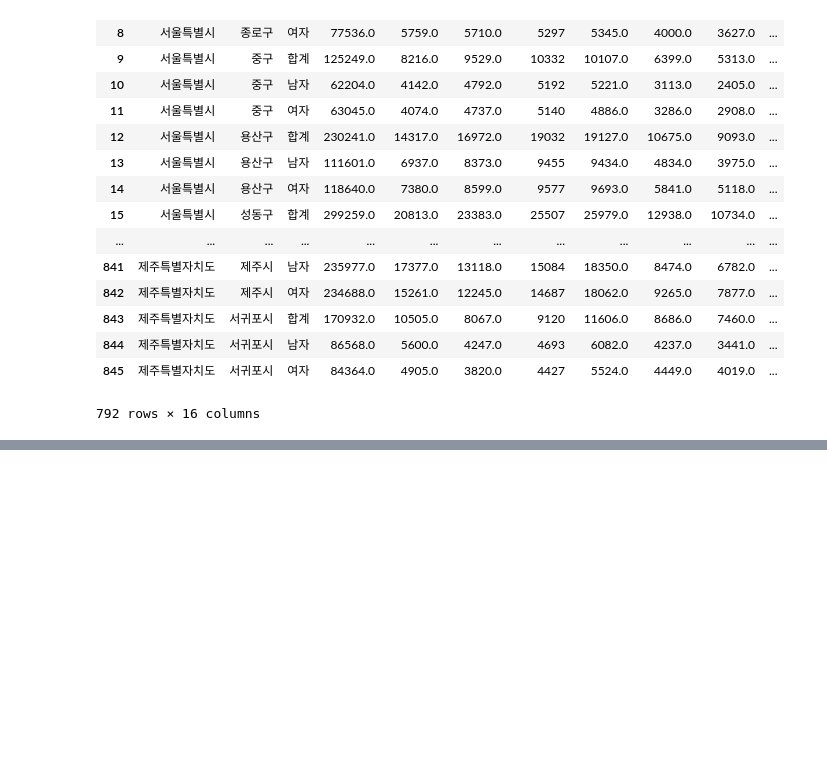
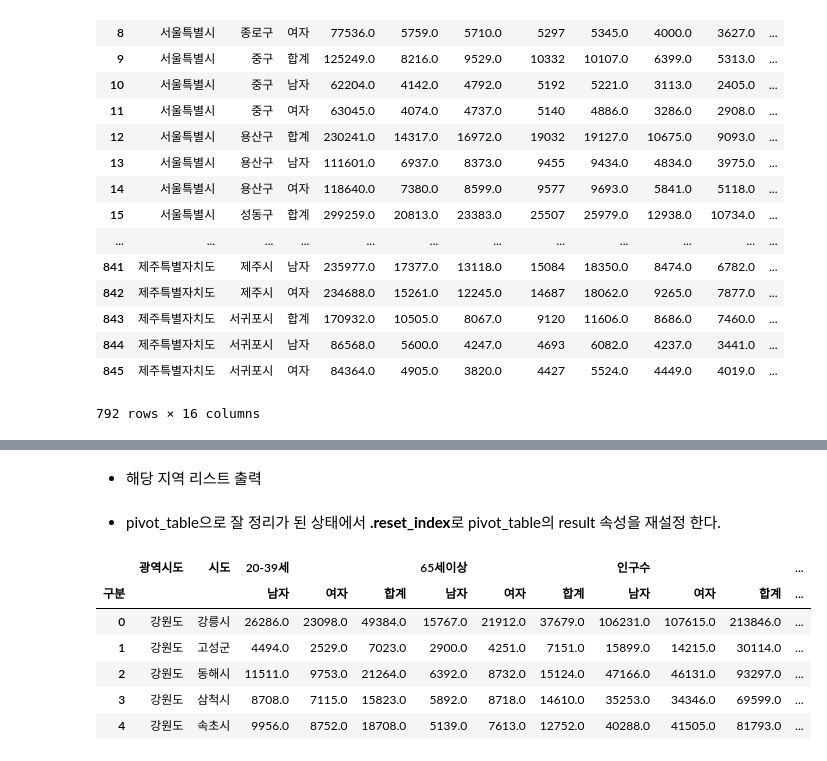
Before and after one commit to KimDoKy/DataScience, a Jupyter notebook: source_code/chap5. population using Korea Map.ipynb, the cells around one changed output, grey strips where cells are left out. Drawn from its saved outputs; the diff is of its cells as text; code cells hidden in the pictures; blank space fills up the shorter version.

```diff
--- a/source_code/chap5. population using Korea Map.ipynb
+++ b/source_code/chap5. population using Korea Map.ipynb
@@ -101,0 +203,15 @@ population
+# %% [markdown]
+- 해당 지역 리스트 출력
+# %% [markdown]
+- pivot_table으로 잘 정리가 된 상태에서 **.reset_index**로 pivot_table의 result 속성을 재설정 한다.
+# %%
+pop.reset_index(inplace=True)
+pop.head()
+# %% [output]
+|  | 광역시도 | 시도 | 20-39세 |  |  | 65세이상 |  |  | 인구수 |  |  | ... |
+| 구분 |  |  | 남자 | 여자 | 합계 | 남자 | 여자 | 합계 | 남자 | 여자 | 합계 | ... |
+| 0 | 강원도 | 강릉시 | 26286.0 | 23098.0 | 49384.0 | 15767.0 | 21912.0 | 37679.0 | 106231.0 | 107615.0 | 213846.0 | ... |
+| 1 | 강원도 | 고성군 | 4494.0 | 2529.0 | 7023.0 | 2900.0 | 4251.0 | 7151.0 | 15899.0 | 14215.0 | 30114.0 | ... |
+| 2 | 강원도 | 동해시 | 11511.0 | 9753.0 | 21264.0 | 6392.0 | 8732.0 | 15124.0 | 47166.0 | 46131.0 | 93297.0 | ... |
+| 3 | 강원도 | 삼척시 | 8708.0 | 7115.0 | 15823.0 | 5892.0 | 8718.0 | 14610.0 | 35253.0 | 34346.0 | 69599.0 | ... |
+| 4 | 강원도 | 속초시 | 9956.0 | 8752.0 | 18708.0 | 5139.0 | 7613.0 | 12752.0 | 40288.0 | 41505.0 | 81793.0 | ... |
```
Also changed, not shown: parts of 14 cells of this notebook.
